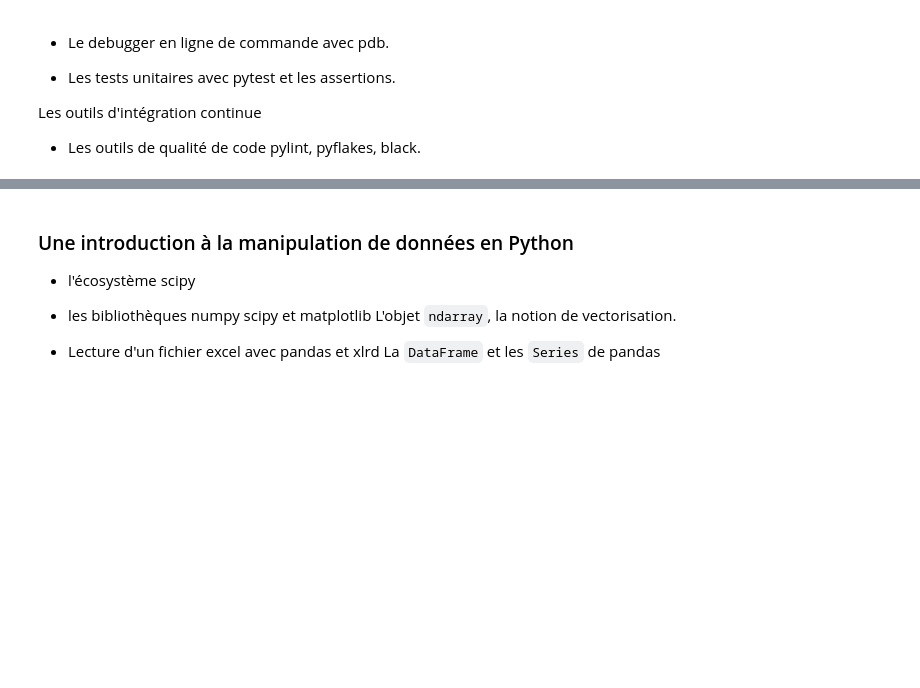
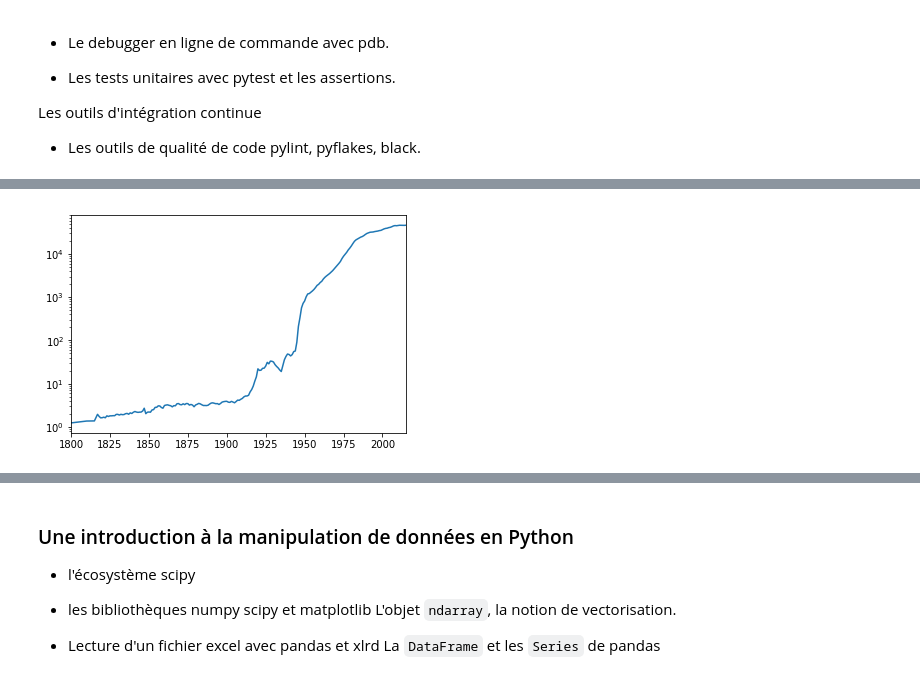
Before and after one commit to glyg/learn_python, a Jupyter notebook: Notes.ipynb, the cells around one changed output, grey strips where cells are left out. Cells and saved outputs as stored; diff of their text form; code cells hidden in the pictures; blank space fills up the shorter version.

```diff
--- a/Notes.ipynb
+++ b/Notes.ipynb
@@ -265,0 +917,4 @@ Les outils d'intégration continue
+# %%
+data = data.set_index('Série').transpose()
+# %%
+data.index = data.index.astype(int)
@@ -265,0 +933,12 @@ Les outils d'intégration continue
+# %%
+normalise = (data["Revenu disponible des ménages (milliards d'€)"]
+             / data["Nombre de ménages (y compris DOM) (milliers)"]) * 1e6
+# %%
+ax = normalise.plot()
+ax.set_yscale('log')
+ax.set_xlabel('Anneé')
+ax.set_ylabel('Revenu par ménage (€)')
+
+fig = ax.get_figure()
+# %% [output]
+[figure, added]
```
Also changed, not shown: parts of 177 cells of this notebook, 1 other file.
